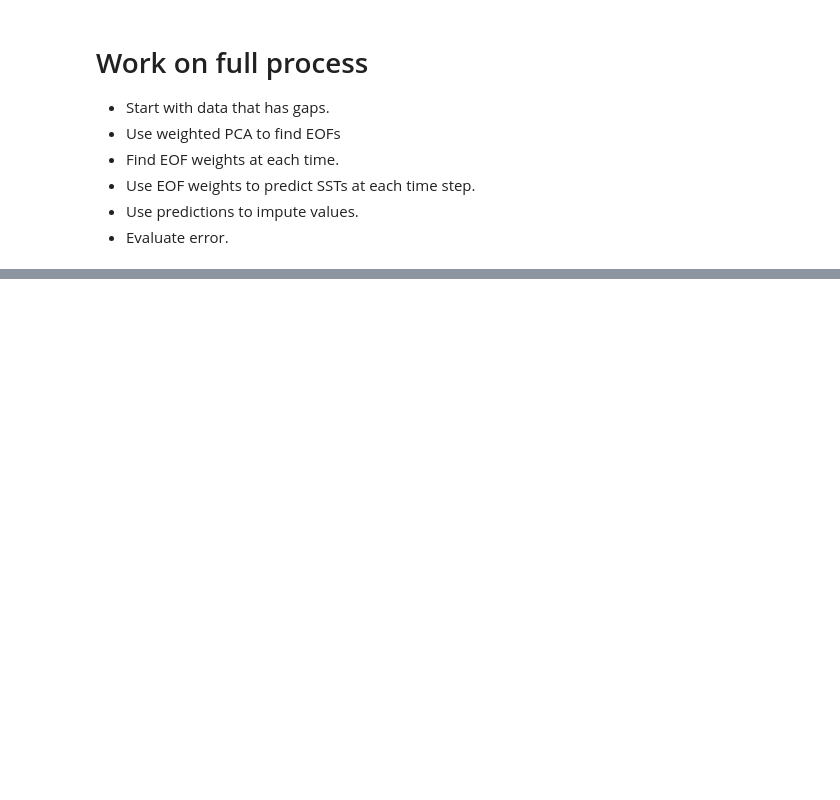
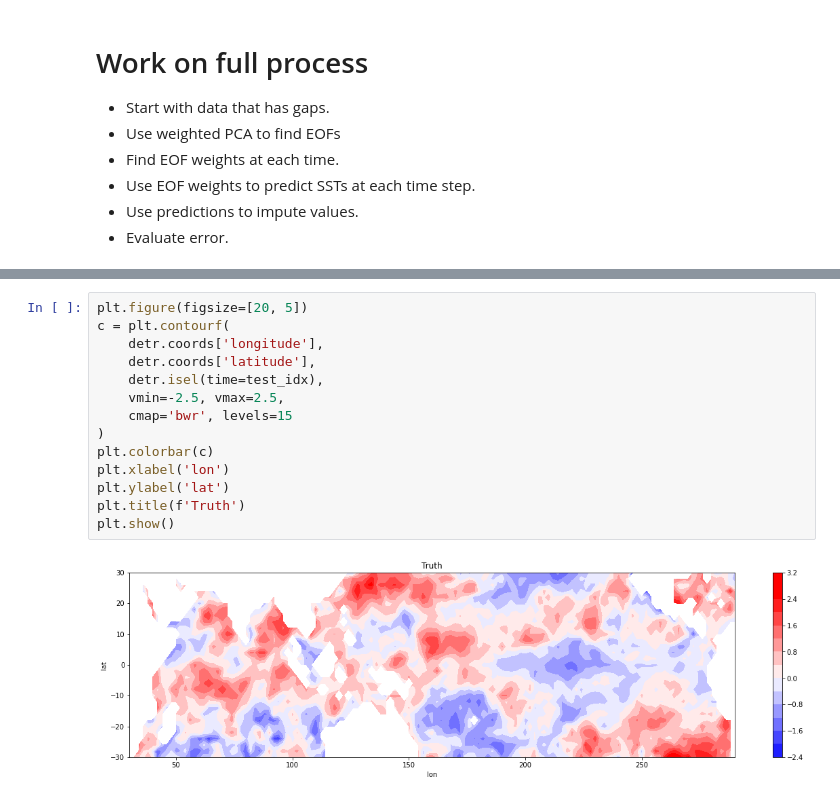
Before and after one commit to lucien-sim/sst_model, a Jupyter notebook: notebooks/imputing_with_pca.ipynb, the cells around one changed output, grey strips where cells are left out. Drawn from its saved outputs; the diff is of its cells as text; blank space fills up the shorter version.

```diff
--- a/notebooks/imputing_with_pca.ipynb
+++ b/notebooks/imputing_with_pca.ipynb
@@ -143,0 +221,16 @@ That looks damn good in my opinion! The predictions aren't perfect (only using 5
+# %%
+plt.figure(figsize=[20, 5])
+c = plt.contourf(
+    detr.coords['longitude'],
+    detr.coords['latitude'],
+    detr.isel(time=test_idx),
+    vmin=-2.5, vmax=2.5,
+    cmap='bwr', levels=15
+)
+plt.colorbar(c)
+plt.xlabel('lon')
+plt.ylabel('lat')
+plt.title(f'Truth')
+plt.show()
+# %% [output]
+[figure, added]
```
Also changed, not shown: parts of 9 cells of this notebook, 1 other file.
